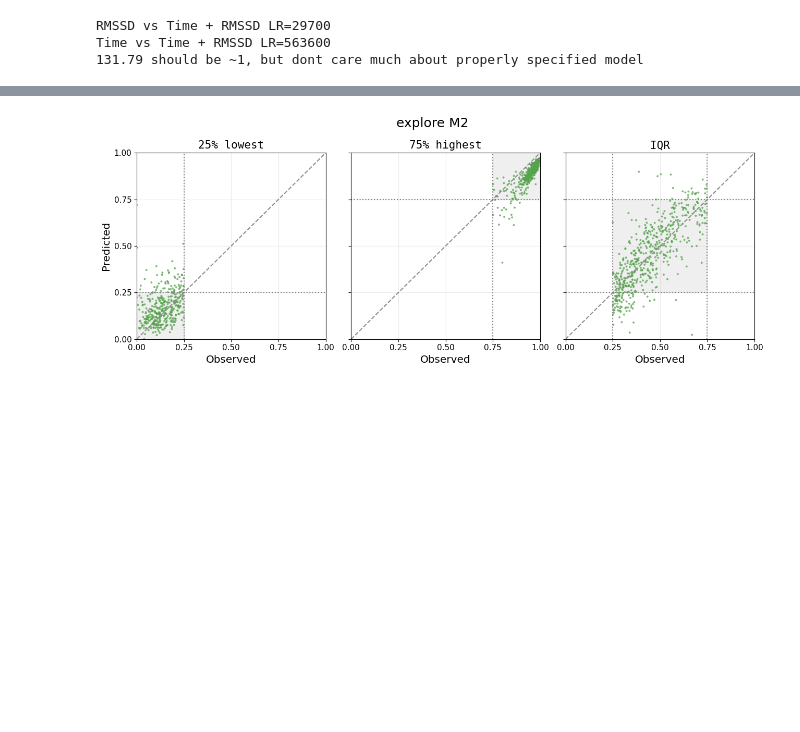
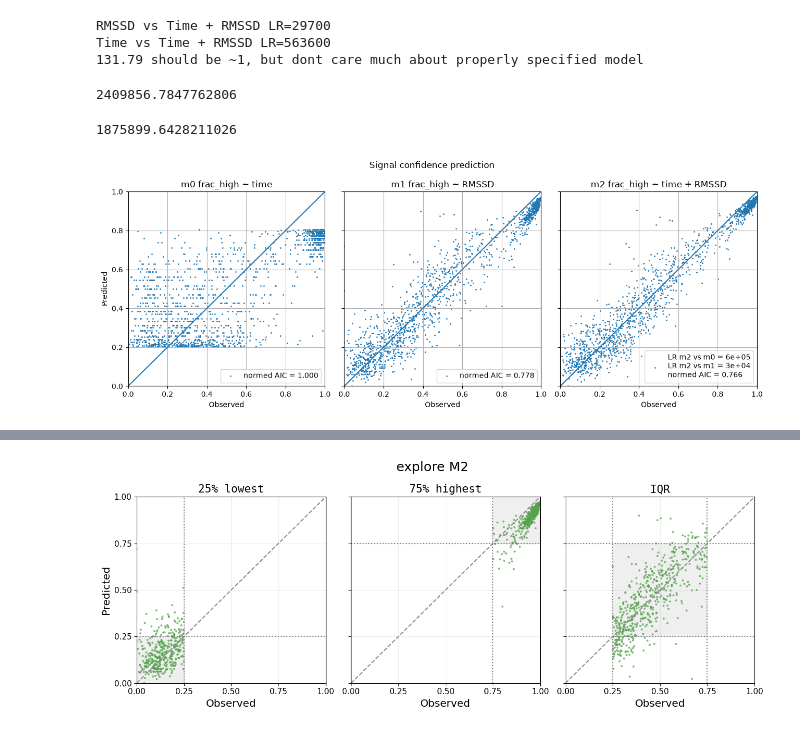
Before and after one commit to mol2people/tiktok_hrv, a Jupyter notebook: eda_hrv.ipynb, the cells around one changed output, grey strips where cells are left out. Drawn from its saved outputs; the diff is of its cells as text; code cells hidden in the pictures; blank space fills up the shorter version.

```diff
--- a/eda_hrv.ipynb
+++ b/eda_hrv.ipynb
@@ -795,4 +795,51 @@ print(f'{round(m2.pearson_chi2 / m2.df_resid, 2)} should be ~1, but dont care mu
 RMSSD vs Time + RMSSD LR=29700
 Time vs Time + RMSSD LR=563600
 131.79 should be ~1, but dont care much about properly specified model
+# %%
+print(m0.aic)
+# %% [output]
+2409856.7847762806
+# %%
+print(m1.aic)
+# %% [output]
+1875899.6428211026
+# %%
+# default fig
+fig, ax = plt.subplots(ncols=3, figsize=(13, 5), sharex=True, sharey=True)
+
+specs = [
+    (ax[0], m0.predict(), m0.aic, "m0 frac_high ~ time"),
+    (ax[1], m1.predict(), m1.aic, "m1 frac_high ~ RMSSD"),
+    (ax[2], m2.predict(), m2.aic, "m2 frac_high ~ time + RMSSD"),
+]
+
+for i, (a, pred, aic, title) in enumerate(specs):
+    if i == 2:
+        label = (
+            f"LR m2 vs m0 = {2 * (m2.llf - m0.llf):.0e}\n"
+            f"LR m2 vs m1 = {2 * (m2.llf - m1.llf):.0e}\n"
+            f"normed AIC = {aic / m0.aic:.3f}"
+        )
+    else:
+        label = f"normed AIC = {aic / m0.aic:.3f}"
+
+    a.scatter(win["frac"], pred, s=1, label=label)
+    a.axline((0, 0), slope=1)
+    a.set_title(title)
+    a.grid()
+    a.legend(loc="lower right")
+    a.set(xlim=(0, 1), ylim=(0, 1))
+
+ax[0].set_ylabel("Predicted")
+for a in ax:
+    a.set_xlabel("Observed")
+
+fig.suptitle("Signal confidence prediction")
+fig.tight_layout()
+
+#fig.savefig("ex0_default.png", dpi=300, bbox_inches="tight")
+
+plt.show()
+# %% [output]
+[figure, added]
 # %%
```
Also changed, not shown: parts of 12 cells of this notebook.
